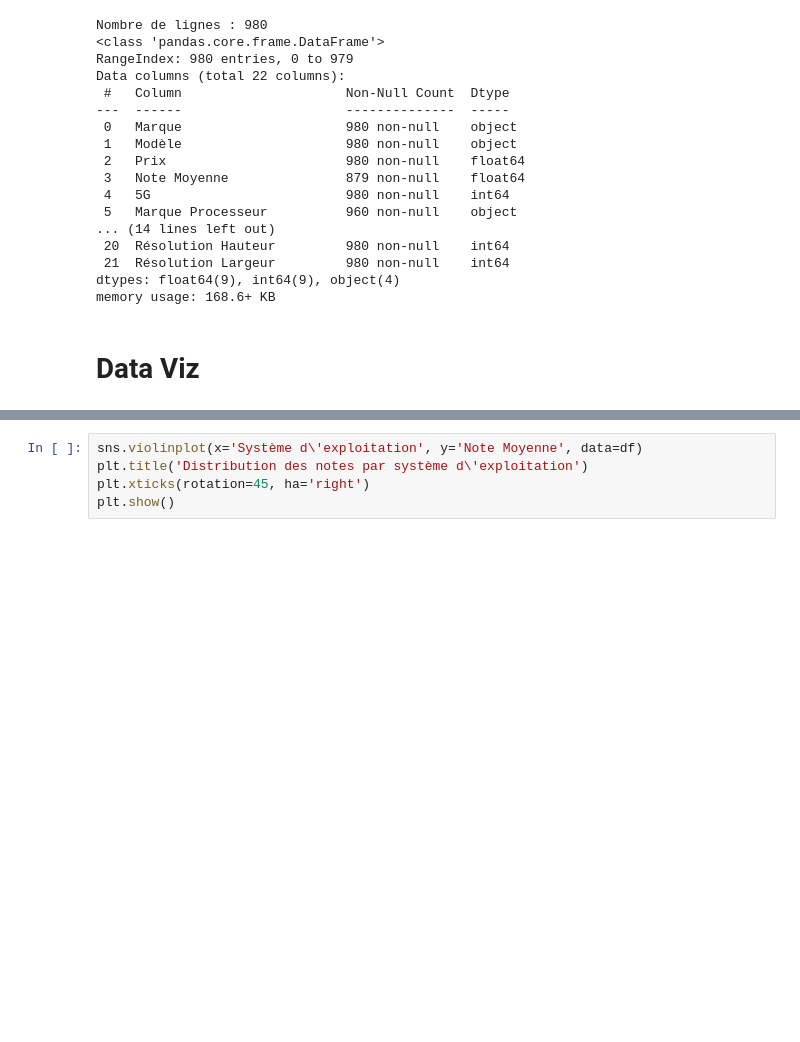
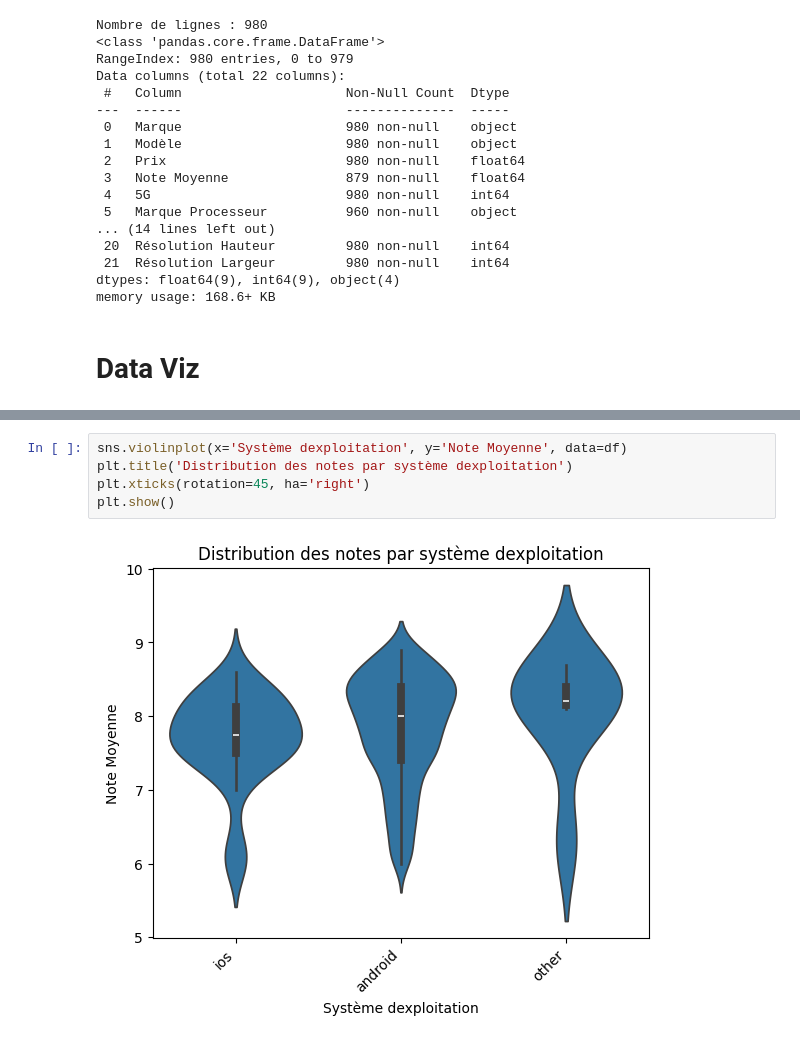
Before and after one commit to Anaqqa/4DVST---Data-Visualization, a Jupyter notebook: V1_08_04_TP_4DVST.ipynb, the cells around one changed output, grey strips where cells are left out. Cells and saved outputs as stored; diff of their text form; blank space fills up the shorter version.

```diff
--- a/V1_08_04_TP_4DVST.ipynb
+++ b/V1_08_04_TP_4DVST.ipynb
@@ -272,8 +289,10 @@ plt.show()
 # %%
-sns.violinplot(x='Système d\'exploitation', y='Note Moyenne', data=df)
-plt.title('Distribution des notes par système d\'exploitation')
+sns.violinplot(x='Système dexploitation', y='Note Moyenne', data=df)
+plt.title('Distribution des notes par système dexploitation')
 plt.xticks(rotation=45, ha='right')
 plt.show()
+# %% [output]
+[figure, added]
 # %%
 fig = px.bar(df.groupby('Marque Processeur')['Prix'].mean().reset_index(),
              x='Marque Processeur', y='Prix', title='Prix moyen par marque de processeur')
```
Also changed, not shown: parts of 17 cells of this notebook.
